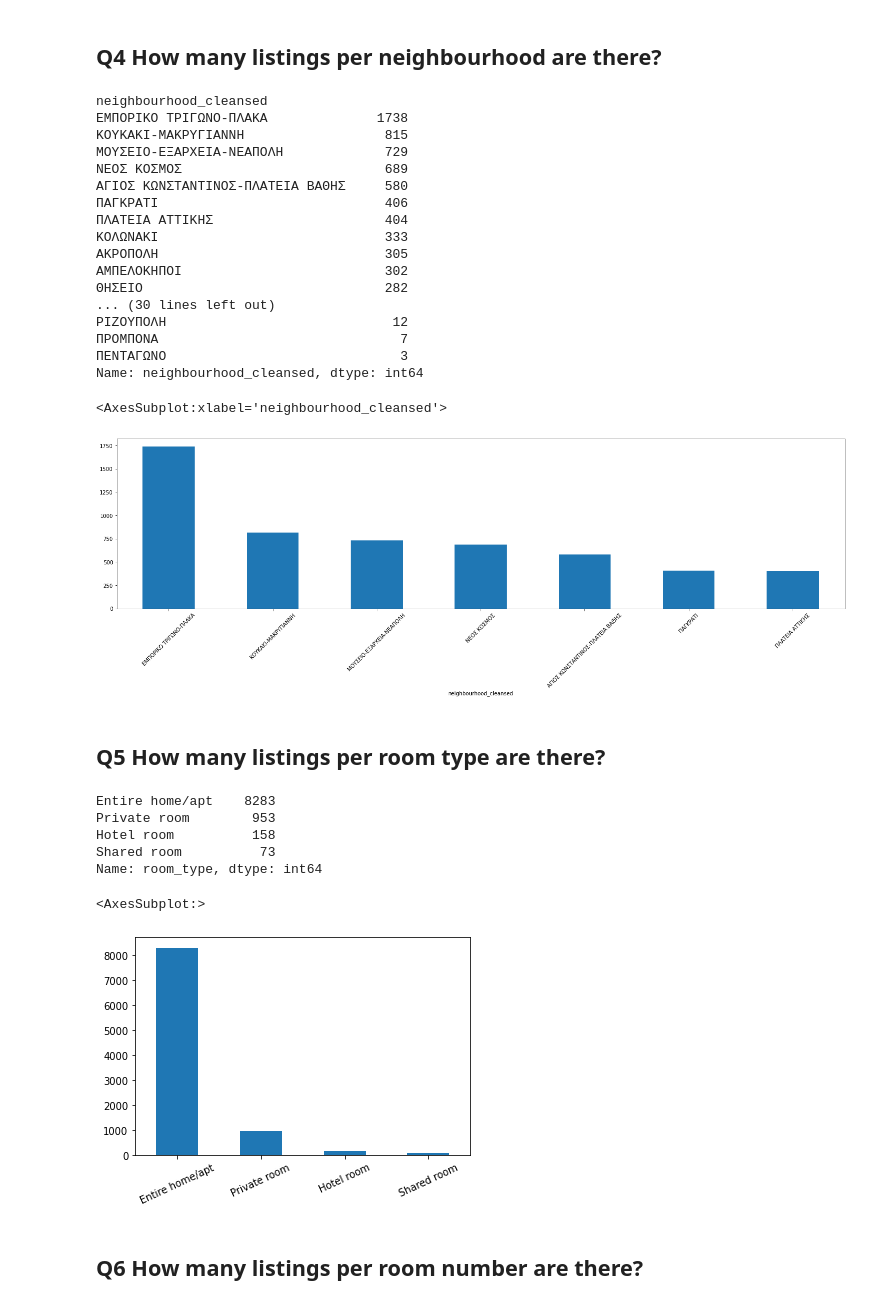
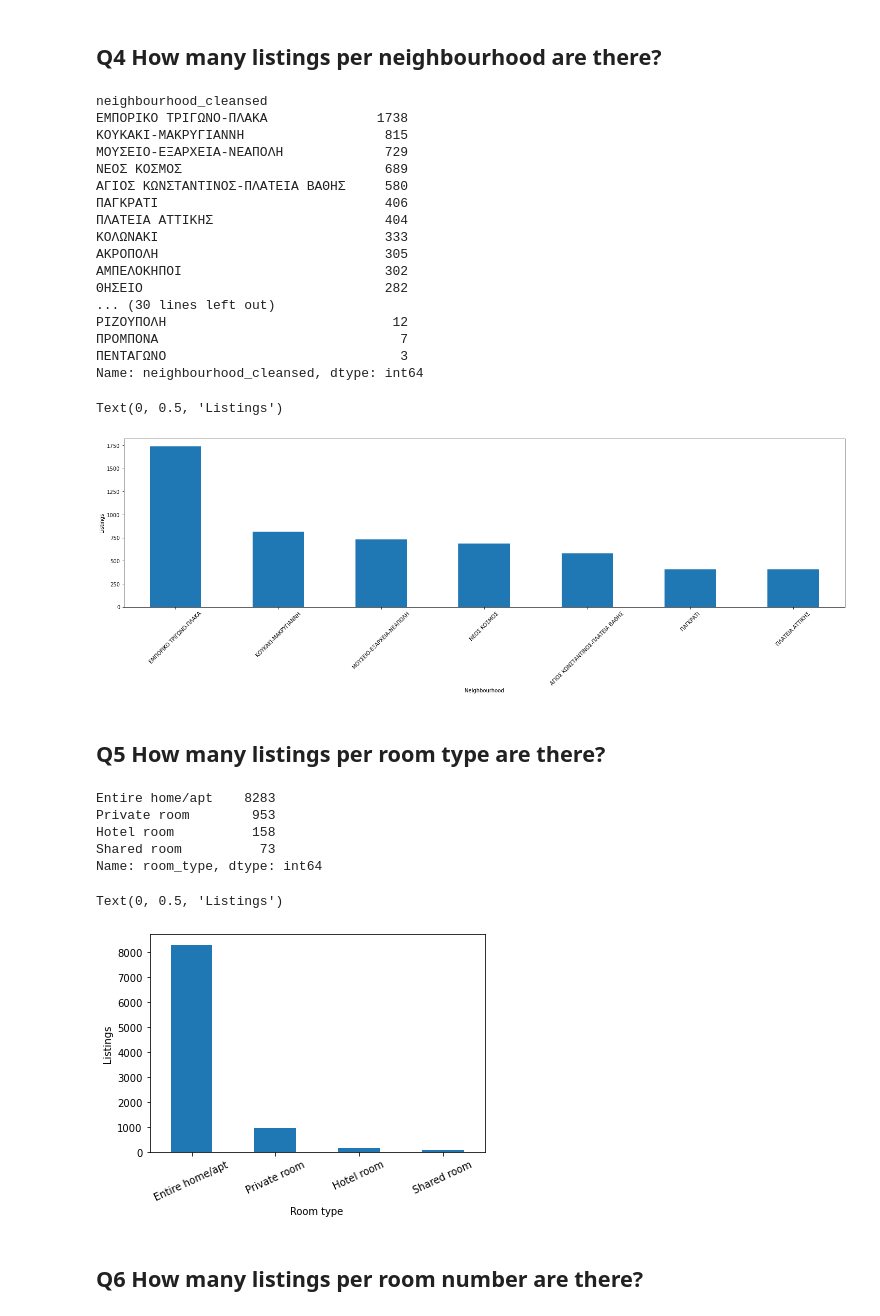
Before and after one commit to DimitrisTag/Price_predictions_Airbnb, a Jupyter notebook: Project_Code/D01.ipynb, the cells around one changed output. Saved outputs shown, nothing was run; the diff lists cells and outputs as text; code cells hidden in the pictures.

```diff
--- a/Project_Code/D01.ipynb
+++ b/Project_Code/D01.ipynb
@@ -5,9 +10,6 @@
 # %%
-import pandas as pd
-
 #reading the dataset
-df = pd.read_csv('listings.csv')
-
+df = pd.read_csv('./../data/listings.csv')
 print('There are', df.shape[0], 'samples and',df.shape[1],'features in this dataset.' )
 # %% [output]
 There are 9467 samples and 74 features in this dataset.
@@ -45,11 +50,12 @@ Rows affected: 9467
 # %% [markdown]
 ## Q4 How many listings per neighbourhood are there?
 # %%
-import matplotlib.pyplot as plt
 neighbourhood_cleansed = df.groupby("neighbourhood_cleansed")["neighbourhood_cleansed"].count().sort_values(ascending = False)
 print(neighbourhood_cleansed)
 plt.figure(figsize=(25,6))
 neighbourhood_cleansed[neighbourhood_cleansed>400].plot.bar(rot = 45)
+plt.xlabel('Neighbourhood')
+plt.ylabel('Listings')
 # %% [output]
 neighbourhood_cleansed
 ΕΜΠΟΡΙΚΟ ΤΡΙΓΩΝΟ-ΠΛΑΚΑ              1738
@@ -68,22 +74,24 @@ neighbourhood_cleansed
 ΠΡΟΜΠΟΝΑ                               7
 ΠΕΝΤΑΓΩΝΟ                              3
 Name: neighbourhood_cleansed, dtype: int64
-<AxesSubplot:xlabel='neighbourhood_cleansed'>
+Text(0, 0.5, 'Listings')
-[figure, old version]
+[figure, new version]
 # %% [markdown]
 ## Q5  How many listings per room type are there?
 # %%
 room_type = df['room_type'].value_counts()
 print(room_type)
 room_type.plot.bar(rot = 25)
+plt.xlabel('Room type')
+plt.ylabel('Listings')
 # %% [output]
 Entire home/apt    8283
 Private room        953
 Hotel room          158
 Shared room          73
 Name: room_type, dtype: int64
-<AxesSubplot:>
+Text(0, 0.5, 'Listings')
-[figure, old version]
+[figure, new version]
 # %% [markdown]
 ## Q6 How many listings per room number are there?
 # %%
```
Also changed, not shown: parts of 13 cells of this notebook.
